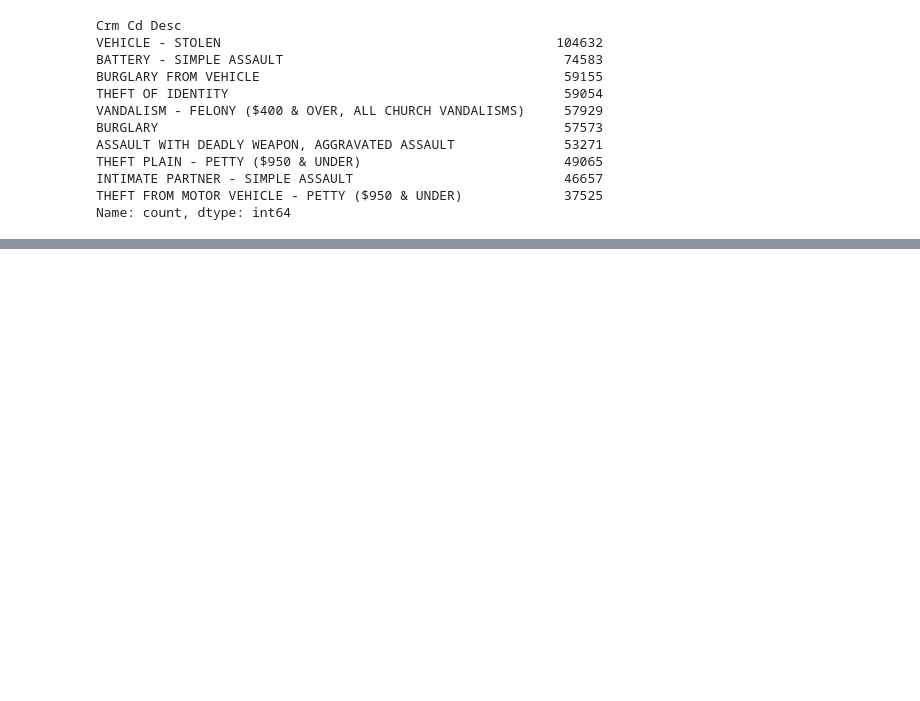
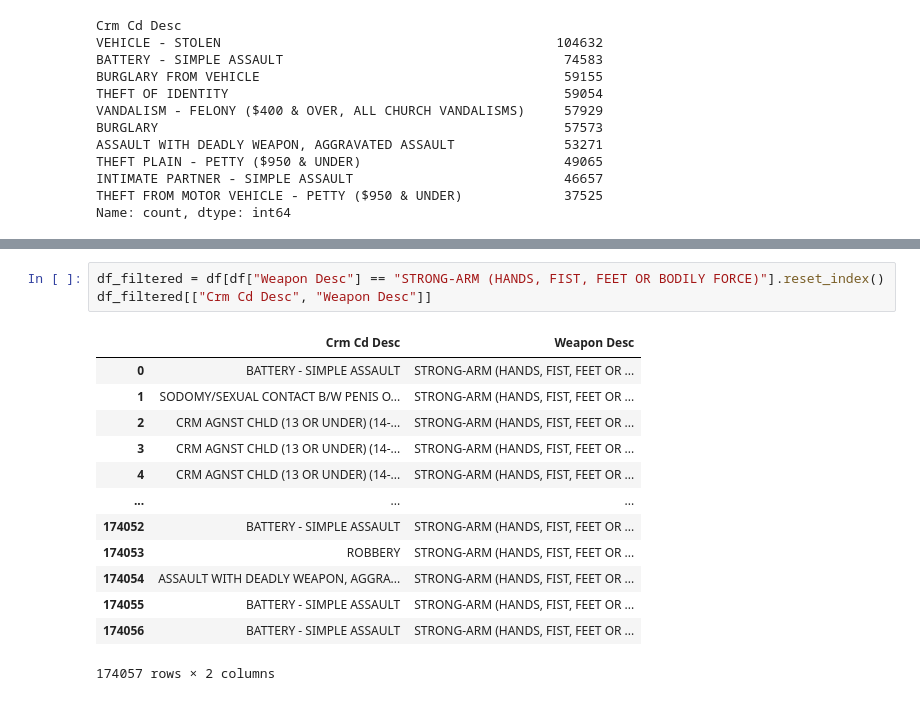
Before and after one commit to Baenji/DIP, a Jupyter notebook: crime.ipynb, the cells around one changed output, grey strips where cells are left out. Cells and saved outputs as stored; diff of their text form; blank space fills up the shorter version.

```diff
--- a/crime.ipynb
+++ b/crime.ipynb
@@ -183,0 +203,17 @@ plt.show()
+# %%
+df_filtered = df[df["Weapon Desc"] == "STRONG-ARM (HANDS, FIST, FEET OR BODILY FORCE)"].reset_index()
+df_filtered[["Crm Cd Desc", "Weapon Desc"]]
+# %% [output]
+|  | Crm Cd Desc | Weapon Desc |
+| 0 | BATTERY - SIMPLE ASSAULT | STRONG-ARM (HANDS, FIST, FEET OR ... |
+| 1 | SODOMY/SEXUAL CONTACT B/W PENIS O... | STRONG-ARM (HANDS, FIST, FEET OR ... |
+| 2 | CRM AGNST CHLD (13 OR UNDER) (14-... | STRONG-ARM (HANDS, FIST, FEET OR ... |
+| 3 | CRM AGNST CHLD (13 OR UNDER) (14-... | STRONG-ARM (HANDS, FIST, FEET OR ... |
+| 4 | CRM AGNST CHLD (13 OR UNDER) (14-... | STRONG-ARM (HANDS, FIST, FEET OR ... |
+| ... | ... | ... |
+| 174052 | BATTERY - SIMPLE ASSAULT | STRONG-ARM (HANDS, FIST, FEET OR ... |
+| 174053 | ROBBERY | STRONG-ARM (HANDS, FIST, FEET OR ... |
+| 174054 | ASSAULT WITH DEADLY WEAPON, AGGRA... | STRONG-ARM (HANDS, FIST, FEET OR ... |
+| 174055 | BATTERY - SIMPLE ASSAULT | STRONG-ARM (HANDS, FIST, FEET OR ... |
+| 174056 | BATTERY - SIMPLE ASSAULT | STRONG-ARM (HANDS, FIST, FEET OR ... |
+174057 rows × 2 columns
```
Also changed, not shown: parts of 14 cells of this notebook.
